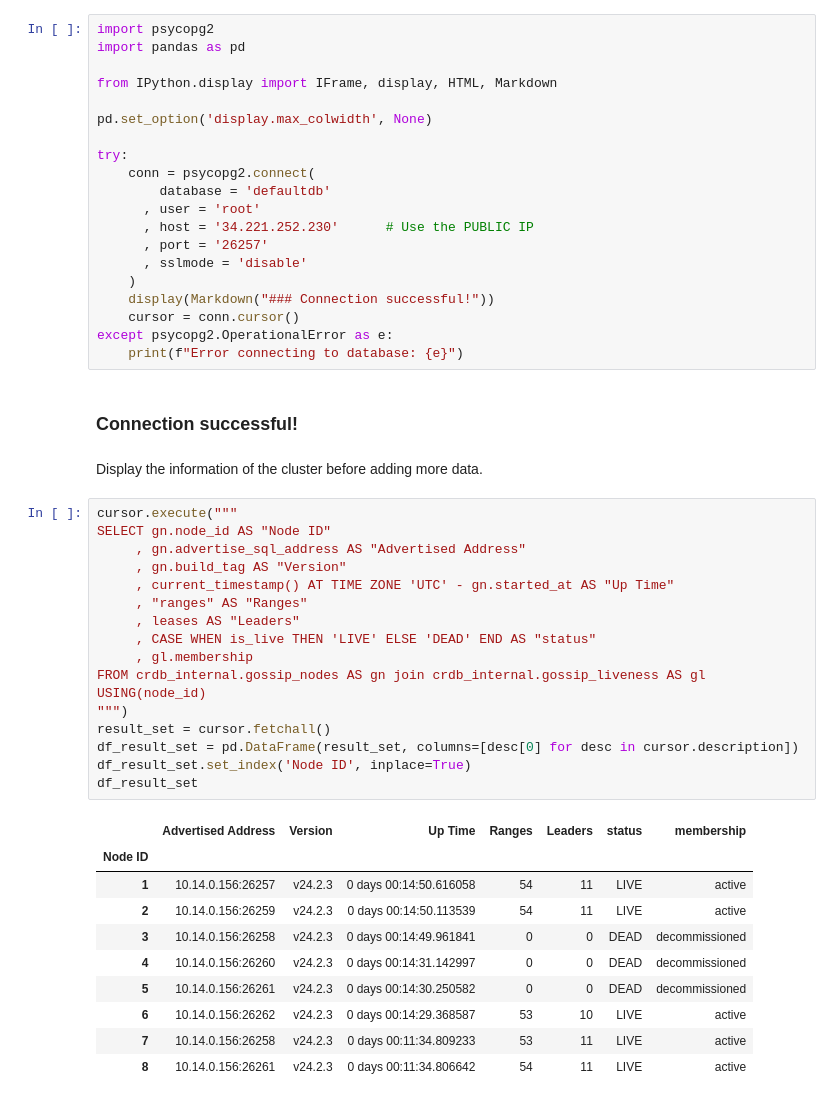
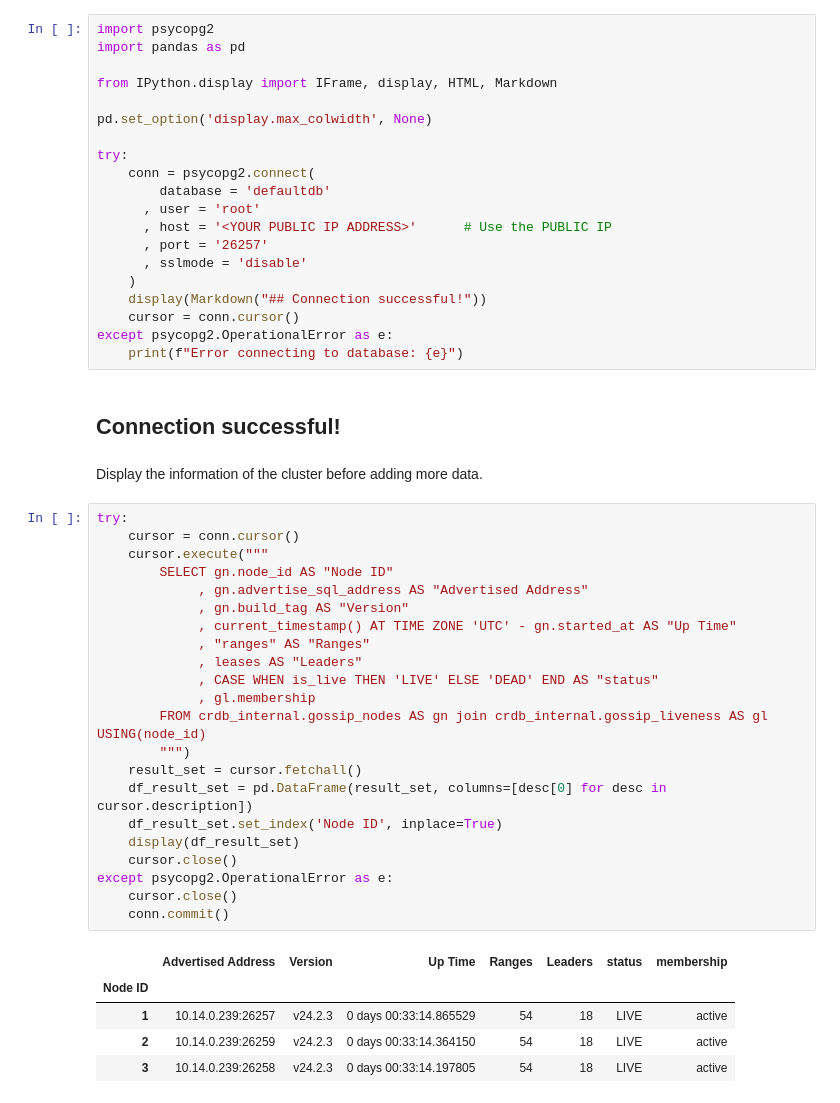
Before and after one commit to ainfanzon/Cockroach_IAM_Workshop, a Jupyter notebook: GCP_Colab_notebooks/Exercise_02.ipynb, the cells around one changed output. Saved outputs shown, nothing was run; the diff lists cells and outputs as text.

```diff
--- a/GCP_Colab_notebooks/Exercise_02.ipynb
+++ b/GCP_Colab_notebooks/Exercise_02.ipynb
@@ -64,45 +65,46 @@ try:
     conn = psycopg2.connect(
         database = 'defaultdb'
       , user = 'root'
-      , host = '34.221.252.230'      # Use the PUBLIC IP
+      , host = '<YOUR PUBLIC IP ADDRESS>'      # Use the PUBLIC IP
       , port = '26257'
       , sslmode = 'disable'
     )
-    display(Markdown("### Connection successful!"))
+    display(Markdown("## Connection successful!"))
     cursor = conn.cursor()
 except psycopg2.OperationalError as e:
     print(f"Error connecting to database: {e}")
 # %% [output]
-### Connection successful!
+## Connection successful!
 # %% [markdown]
 Display the information of the cluster before adding more data.
 # %%
-cursor.execute("""
-SELECT gn.node_id AS "Node ID"
-     , gn.advertise_sql_address AS "Advertised Address"
-     , gn.build_tag AS "Version"
-     , current_timestamp() AT TIME ZONE 'UTC' - gn.started_at AS "Up Time"
-     , "ranges" AS "Ranges"
-     , leases AS "Leaders"
-     , CASE WHEN is_live THEN 'LIVE' ELSE 'DEAD' END AS "status"
-     , gl.membership
-FROM crdb_internal.gossip_nodes AS gn join crdb_internal.gossip_liveness AS gl USING(node_id)
-""")
-result_set = cursor.fetchall()
-df_result_set = pd.DataFrame(result_set, columns=[desc[0] for desc in cursor.description])
-df_result_set.set_index('Node ID', inplace=True)
-df_result_set
+try:
+    cursor = conn.cursor()
+    cursor.execute("""
+        SELECT gn.node_id AS "Node ID"
+             , gn.advertise_sql_address AS "Advertised Address"
+             , gn.build_tag AS "Version"
+             , current_timestamp() AT TIME ZONE 'UTC' - gn.started_at AS "Up Time"
+             , "ranges" AS "Ranges"
+             , leases AS "Leaders"
+             , CASE WHEN is_live THEN 'LIVE' ELSE 'DEAD' END AS "status"
+             , gl.membership
+        FROM crdb_internal.gossip_nodes AS gn join crdb_internal.gossip_liveness AS gl USING(node_id)
+        """)
+    result_set = cursor.fetchall()
+    df_result_set = pd.DataFrame(result_set, columns=[desc[0] for desc in cursor.description])
+    df_result_set.set_index('Node ID', inplace=True)
+    display(df_result_set)
+    cursor.close()
+except psycopg2.OperationalError as e:
+    cursor.close()
+    conn.commit()
 # %% [output]
 |  | Advertised Address | Version | Up Time | Ranges | Leaders | status | membership |
 | Node ID |  |  |  |  |  |  |  |
-| 1 | 10.14.0.156:26257 | v24.2.3 | 0 days 00:14:50.616058 | 54 | 11 | LIVE | active |
-| 2 | 10.14.0.156:26259 | v24.2.3 | 0 days 00:14:50.113539 | 54 | 11 | LIVE | active |
-| 3 | 10.14.0.156:26258 | v24.2.3 | 0 days 00:14:49.961841 | 0 | 0 | DEAD | decommissioned |
-| 4 | 10.14.0.156:26260 | v24.2.3 | 0 days 00:14:31.142997 | 0 | 0 | DEAD | decommissioned |
-| 5 | 10.14.0.156:26261 | v24.2.3 | 0 days 00:14:30.250582 | 0 | 0 | DEAD | decommissioned |
-| 6 | 10.14.0.156:26262 | v24.2.3 | 0 days 00:14:29.368587 | 53 | 10 | LIVE | active |
-| 7 | 10.14.0.156:26258 | v24.2.3 | 0 days 00:11:34.809233 | 53 | 11 | LIVE | active |
-| 8 | 10.14.0.156:26261 | v24.2.3 | 0 days 00:11:34.806642 | 54 | 11 | LIVE | active |
+| 1 | 10.14.0.239:26257 | v24.2.3 | 0 days 00:33:14.865529 | 54 | 18 | LIVE | active |
+| 2 | 10.14.0.239:26259 | v24.2.3 | 0 days 00:33:14.364150 | 54 | 18 | LIVE | active |
+| 3 | 10.14.0.239:26258 | v24.2.3 | 0 days 00:33:14.197805 | 54 | 18 | LIVE | active |
 # %% [markdown]
 To scale the cluster follow the steps below:
 
```
Also changed, not shown: parts of 8 cells of this notebook.
